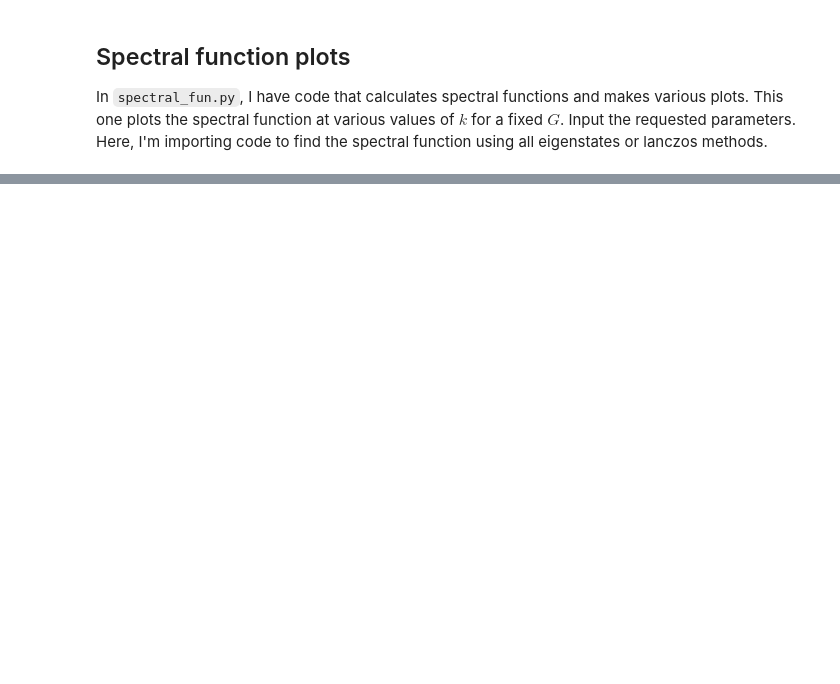
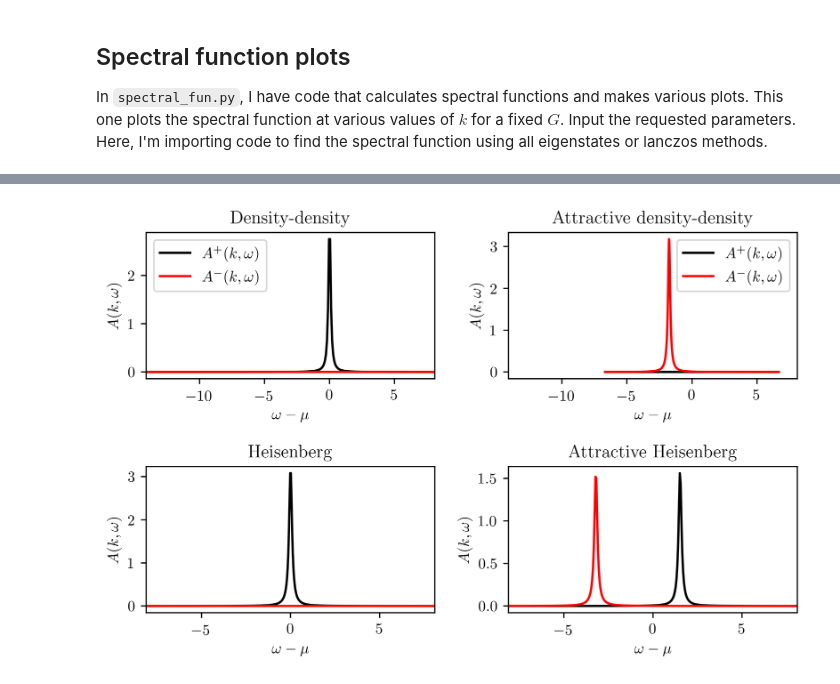
Before and after one commit to wholdhus/so5-richardson-gaudin, a Jupyter notebook: sf_pc_calcs.ipynb, the cells around one changed output, grey strips where cells are left out. Drawn from its saved outputs; the diff is of its cells as text; code cells hidden in the pictures; blank space fills up the shorter version.

```diff
--- a/sf_pc_calcs.ipynb
+++ b/sf_pc_calcs.ipynb
@@ -512,0 +188,44 @@ plt.plot(np.abs(pcs))
+# %%
+plt.figure(figsize=(6.75, 4.5), dpi=500)
+
+plt.subplot(2,2,1)
+plt.plot(omegas_dd, ap_dd, ls='-', color='black', label = r'$A^+(k,\omega)$')
+plt.plot(omegas_dd, am_dd, ls='-', color='red', label = r'$A^-(k,\omega)$')
+plt.xlim(-14.1, 8.1)
+# plt.ylim(-0.1, 1.6)
+plt.xlabel(r'$\omega-\mu$')
+plt.ylabel(r'$A(k,\omega)$')
+plt.title(r'Density-density')
+plt.legend()
+
+plt.subplot(2,2,2)
+plt.plot(omegas_dda, ap_dda, ls='-', color='black', label = r'$A^+(k,\omega)$')
+plt.plot(omegas_dda, am_dda, ls='-', color='red', label = r'$A^-(k,\omega)$')
+plt.xlim(-14.1, 8.1)
+# plt.ylim(-0.1, 1.6)
+plt.xlabel(r'$\omega-\mu$')
+plt.ylabel(r'$A(k,\omega)$')
+plt.title(r'Attractive density-density')
+plt.legend()
+
+plt.subplot(2,2,3)
+plt.plot(omegas_spin, ap_spin, ls='-', color='black')
+plt.plot(omegas_spin, am_spin, ls='-', color='red')
+plt.xlim(-8.1, 8.1)
+# plt.ylim(-0.1, 1.6)
+plt.xlabel(r'$\omega-\mu$')
+plt.ylabel(r'$A(k,\omega)$')
+plt.title(r'Heisenberg')
+
+plt.subplot(2,2,4)
+plt.plot(omegas_spina, ap_spina, ls='-', color='black')
+plt.plot(omegas_spina, am_spina, ls='-', color='red')
+plt.xlim(-8.1, 8.1)
+# plt.ylim(-0.1, 1.6)
+plt.xlabel(r'$\omega-\mu$')
+plt.ylabel(r'$A(k,\omega)$')
+plt.title(r'Attractive Heisenberg')
+
+plt.tight_layout(pad=1.5)
+# %% [output]
+[figure, added]
```
Also changed, not shown: parts of 24 cells of this notebook, 2 other files.
